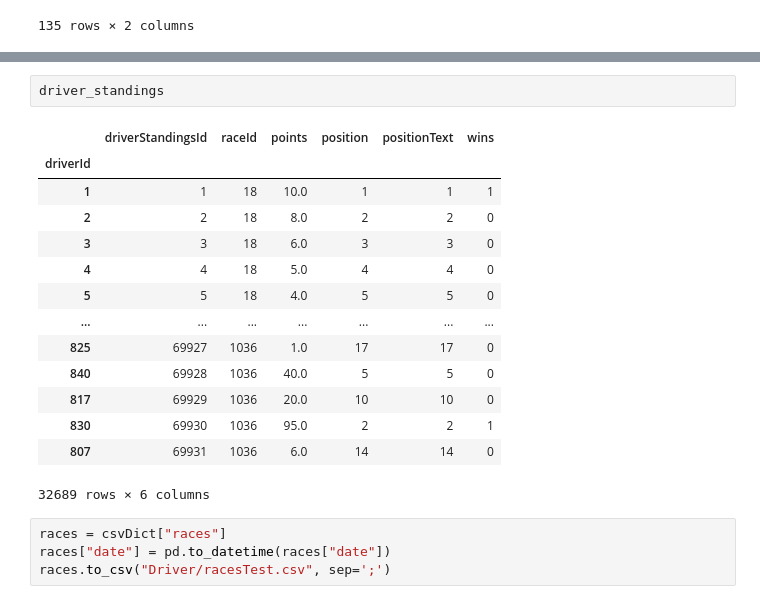
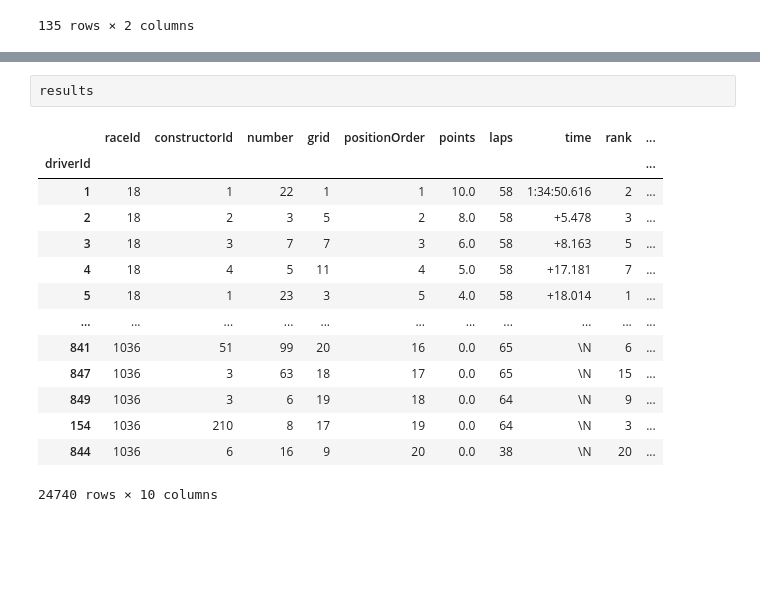
Before and after one commit to maxThoor/Formula-1-Race-Data, a Jupyter notebook: Visualisation_drivers_JR.ipynb, the cells around one changed output, grey strips where cells are left out. Cells and saved outputs as stored; diff of their text form; blank space fills up the shorter version.

```diff
--- a/Visualisation_drivers_JR.ipynb
+++ b/Visualisation_drivers_JR.ipynb
@@ -197,21 +178,17 @@ driver_standings
-# %%
-driver_standings
-# %% [output]
-|  | driverStandingsId | raceId | points | position | positionText | wins |
-| driverId |  |  |  |  |  |  |
-| 1 | 1 | 18 | 10.0 | 1 | 1 | 1 |
-| 2 | 2 | 18 | 8.0 | 2 | 2 | 0 |
-| 3 | 3 | 18 | 6.0 | 3 | 3 | 0 |
-| 4 | 4 | 18 | 5.0 | 4 | 4 | 0 |
-| 5 | 5 | 18 | 4.0 | 5 | 5 | 0 |
-| ... | ... | ... | ... | ... | ... | ... |
-| 825 | 69927 | 1036 | 1.0 | 17 | 17 | 0 |
-| 840 | 69928 | 1036 | 40.0 | 5 | 5 | 0 |
-| 817 | 69929 | 1036 | 20.0 | 10 | 10 | 0 |
-| 830 | 69930 | 1036 | 95.0 | 2 | 2 | 1 |
-| 807 | 69931 | 1036 | 6.0 | 14 | 14 | 0 |
-32689 rows × 6 columns
-# %%
-races = csvDict["races"]
-races["date"] = pd.to_datetime(races["date"])
-races.to_csv("Driver/racesTest.csv", sep=';')
+# %%
+results
+# %% [output]
+|  | raceId | constructorId | number | grid | positionOrder | points | laps | time | rank | ... |
+| driverId |  |  |  |  |  |  |  |  |  | ... |
+| 1 | 18 | 1 | 22 | 1 | 1 | 10.0 | 58 | 1:34:50.616 | 2 | ... |
+| 2 | 18 | 2 | 3 | 5 | 2 | 8.0 | 58 | +5.478 | 3 | ... |
+| 3 | 18 | 3 | 7 | 7 | 3 | 6.0 | 58 | +8.163 | 5 | ... |
+| 4 | 18 | 4 | 5 | 11 | 4 | 5.0 | 58 | +17.181 | 7 | ... |
+| 5 | 18 | 1 | 23 | 3 | 5 | 4.0 | 58 | +18.014 | 1 | ... |
+| ... | ... | ... | ... | ... | ... | ... | ... | ... | ... | ... |
+| 841 | 1036 | 51 | 99 | 20 | 16 | 0.0 | 65 | \N | 6 | ... |
+| 847 | 1036 | 3 | 63 | 18 | 17 | 0.0 | 65 | \N | 15 | ... |
+| 849 | 1036 | 3 | 6 | 19 | 18 | 0.0 | 64 | \N | 9 | ... |
+| 154 | 1036 | 210 | 8 | 17 | 19 | 0.0 | 64 | \N | 3 | ... |
+| 844 | 1036 | 6 | 16 | 9 | 20 | 0.0 | 38 | \N | 20 | ... |
+24740 rows × 10 columns
```
Also changed, not shown: parts of 39 cells of this notebook, 2 other files.
